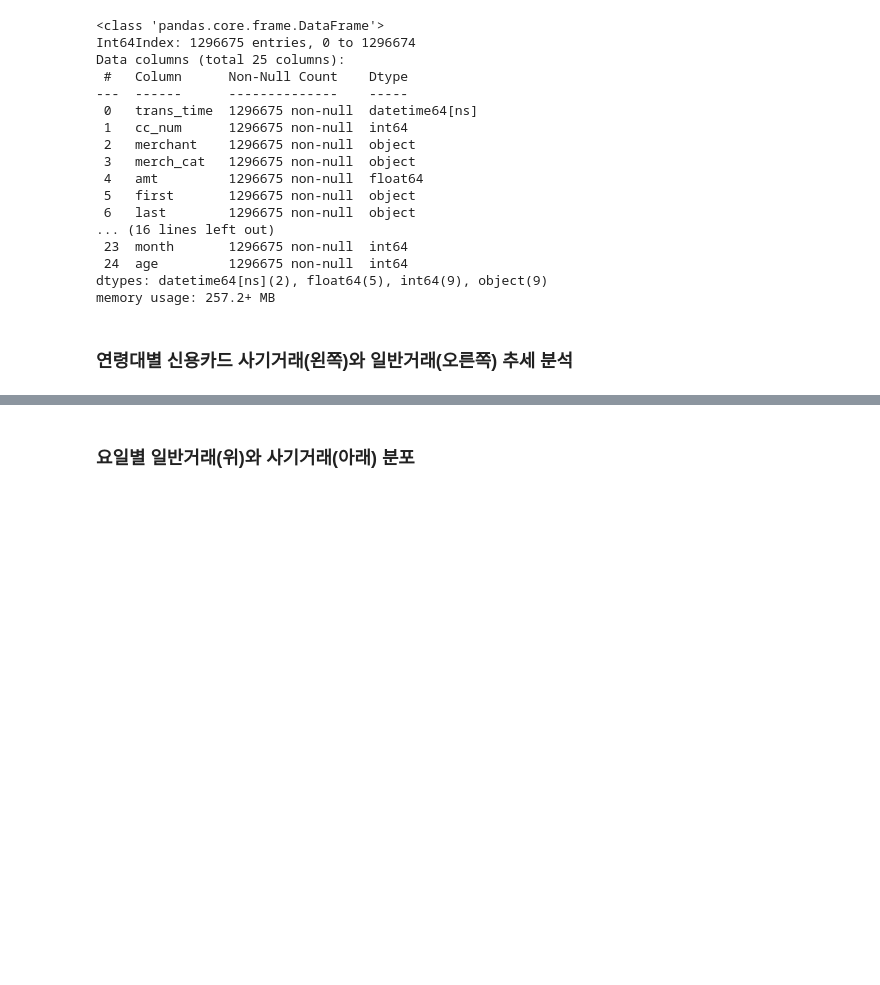
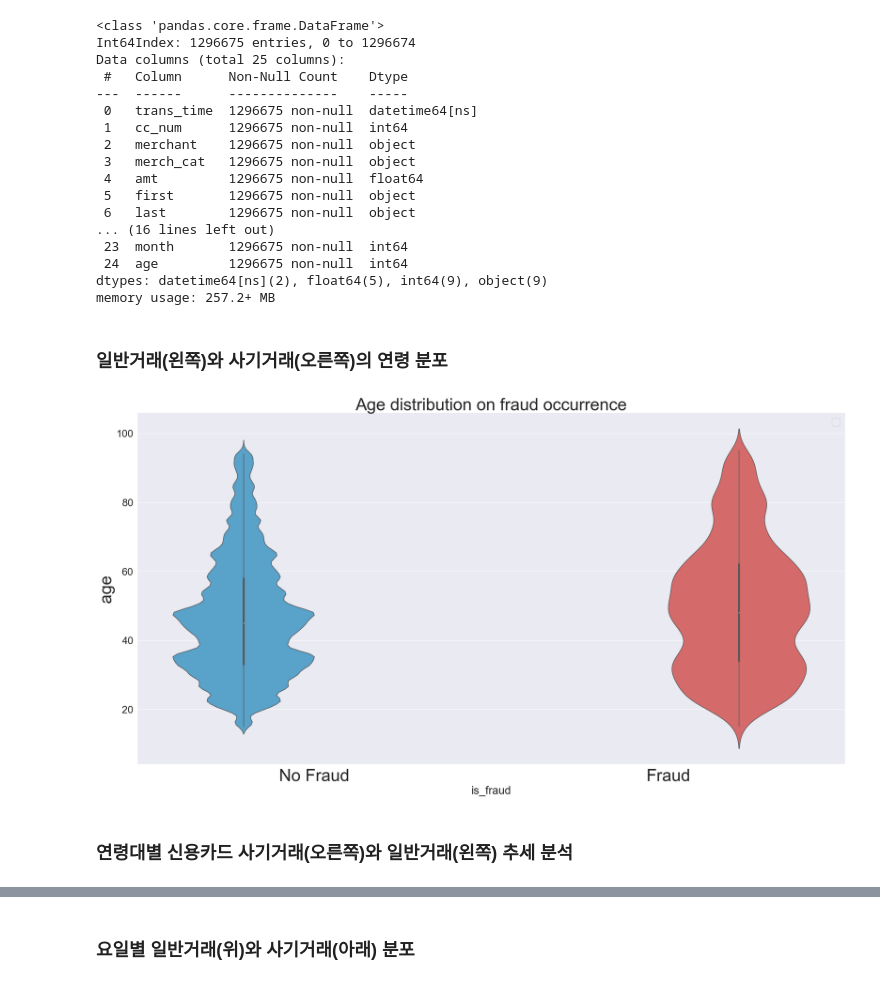
Before and after one commit to InjaeJayLee/mzcard, a Jupyter notebook: notebook.ipynb, the cells around one changed output, grey strips where cells are left out. Cells and saved outputs as stored; diff of their text form; code cells hidden in the pictures; blank space fills up the shorter version.

```diff
--- a/notebook.ipynb
+++ b/notebook.ipynb
@@ -97,7 +97,25 @@ dtypes: datetime64[ns](2), float64(5), int64(9), object(9)
 memory usage: 257.2+ MB
 # %% [markdown]
 ###
-### 연령대별 신용카드 사기거래(왼쪽)와 일반거래(오른쪽) 추세 분석
+### 일반거래(왼쪽)와 사기거래(오른쪽)의 연령 분포
+# %%
+plt.figure(figsize=(30,15))
+
+age_fraud_df = pd.concat([X_train['age'], y_train], axis=1)
+ax = sns.violinplot(data=age_fraud_df, x='is_fraud', y='age', hue='is_fraud',
+                    palette={0: '#46A7DC', 1: "#E75858"})
+utils.set_plot_labels(ax,
+                      title=('Age distribution on fraud occurrence', 40),
+                      ylab=('age',40))
+ax.set_xticklabels(['No Fraud', 'Fraud'], fontsize=40)
+ax.legend([])
+
+plt.show()
+# %% [output]
+[figure, added]
+# %% [markdown]
+###
+### 연령대별 신용카드 사기거래(오른쪽)와 일반거래(왼쪽) 추세 분석
 # %%
 plt.figure(figsize=(30,15))
 
```
Also changed, not shown: parts of 12 cells of this notebook, 1 other file.
